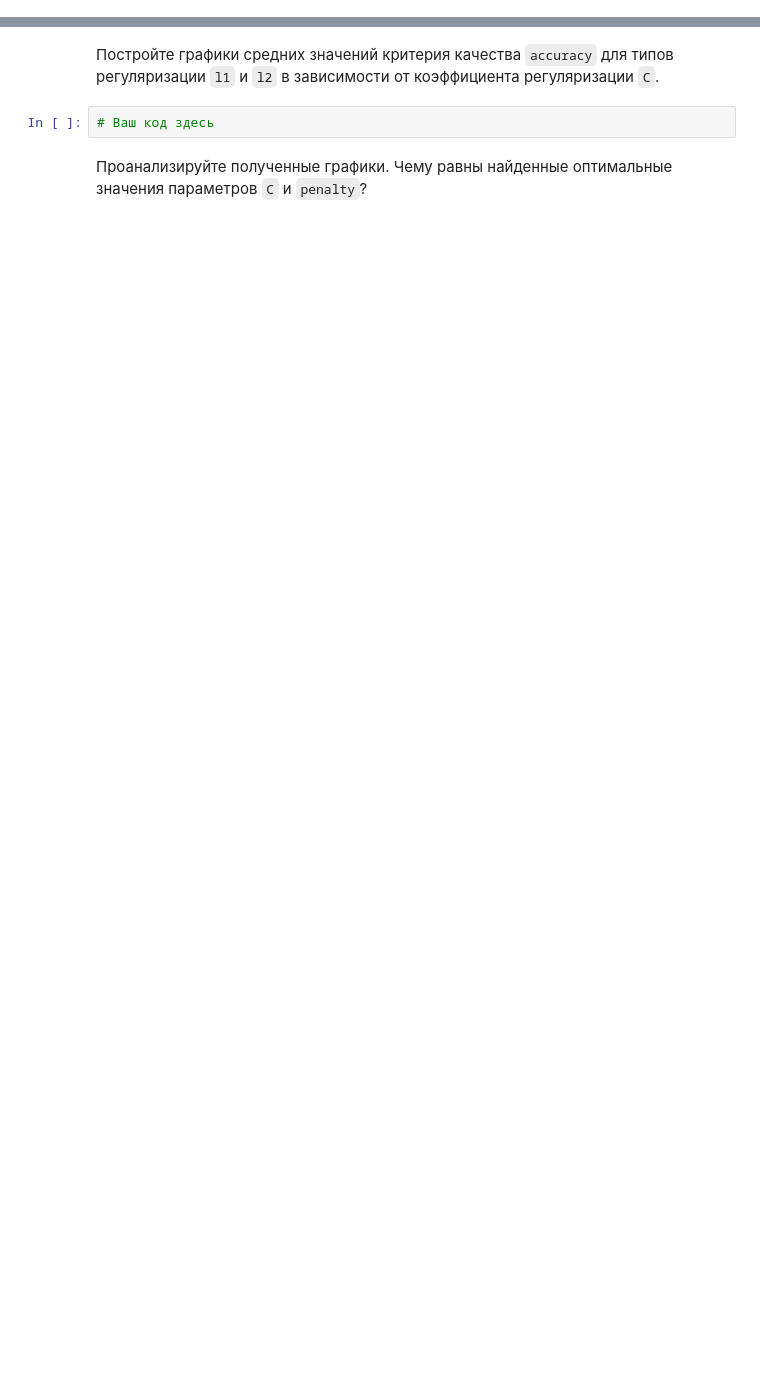
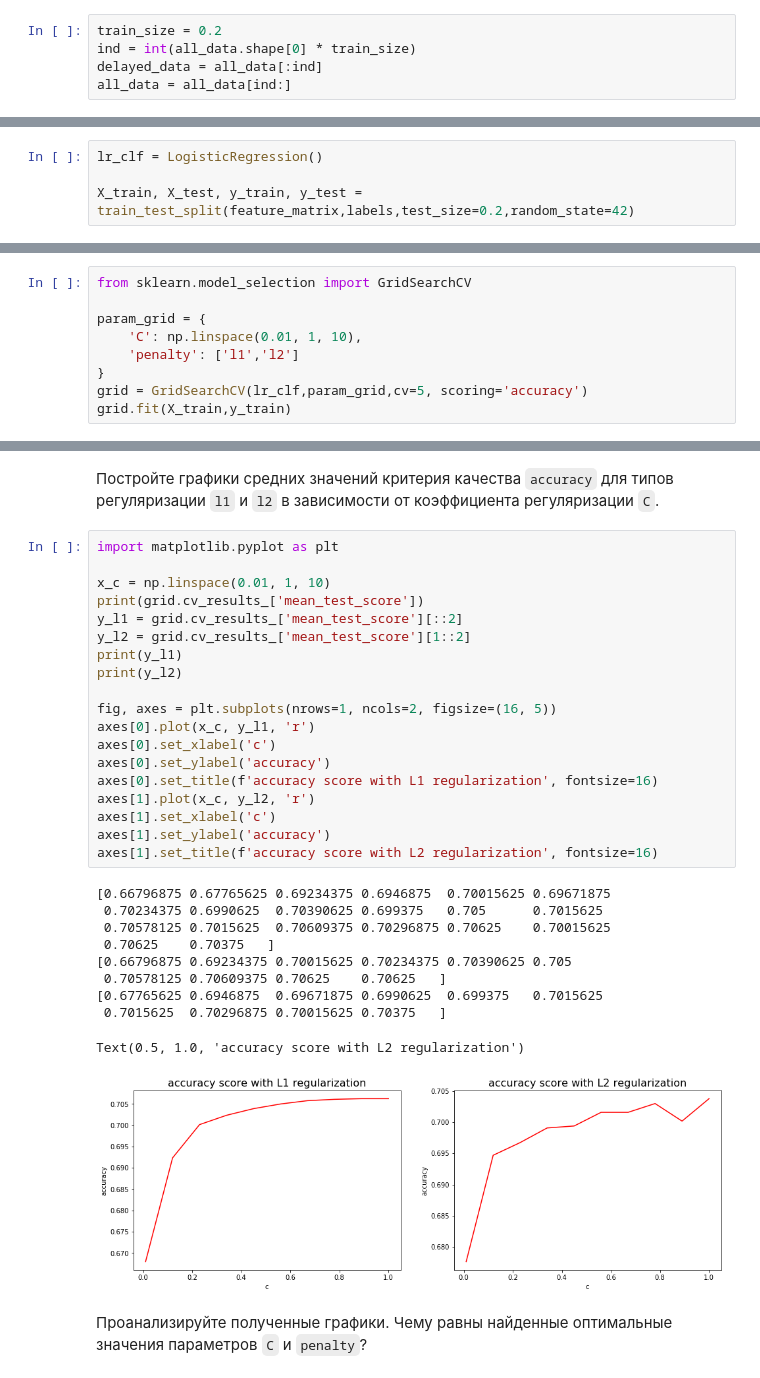
Before and after one commit to mrpriboi/ml-mipt, a Jupyter notebook: Homeworks/HW_1_Linclass_kNN/HW1_kNN_and_Logistic_regression.ipynb, the cells around one changed output, grey strips where cells are left out. Cells and saved outputs as stored; diff of their text form; blank space fills up the shorter version.

```diff
--- a/Homeworks/HW_1_Linclass_kNN/HW1_kNN_and_Logistic_regression.ipynb
+++ b/Homeworks/HW_1_Linclass_kNN/HW1_kNN_and_Logistic_regression.ipynb
@@ -50,3 +98,8 @@ all_data = pd.read_csv('forest_dataset.csv')
+# %%
+train_size = 0.2
+ind = int(all_data.shape[0] * train_size)
+delayed_data = all_data[:ind]
+all_data = all_data[ind:]
 # %% [markdown]
 Выделим значения метки класса в переменную `labels`, признаковые описания в переменную `feature_matrix`. Так как данные числовые и не имеют пропусков, переведем их в `numpy`-формат с помощью метода `.values`.
 # %%
@@ -93,2 +147,6 @@ lr_clf = LogisticRegression()
+# %%
+lr_clf = LogisticRegression()
+
+X_train, X_test, y_train, y_test = train_test_split(feature_matrix,labels,test_size=0.2,random_state=42)
 # %% [markdown]
 С помощью 5-кратной кросс-валидации (`GridSearchCV`) подберите оптимальное значение параметров `С` и `penalty`. Для параметра `C` используйте набор значений `np.linspace(0.01, 1, 10)`, а для `penalty` - `['l1', 'l2']`. Критерий качества `scoring = 'accuracy'`.
@@ -96,0 +153,9 @@ lr_clf = LogisticRegression()
+# %%
+from sklearn.model_selection import GridSearchCV
+
+param_grid = {
+    'C': np.linspace(0.01, 1, 10),
+    'penalty': ['l1','l2']
+}
+grid = GridSearchCV(lr_clf,param_grid,cv=5, scoring='accuracy')
+grid.fit(X_train,y_train)
@@ -97,6 +172,34 @@ lr_clf = LogisticRegression()
 # %% [markdown]
 Постройте графики средних значений критерия качества `accuracy` для типов регуляризации `l1` и `l2` в зависимости от коэффициента регуляризации `C`.
-# %%
-# Ваш код здесь
+# %%
+import matplotlib.pyplot as plt
+
+x_c = np.linspace(0.01, 1, 10)
+print(grid.cv_results_['mean_test_score'])
+y_l1 = grid.cv_results_['mean_test_score'][::2]
+y_l2 = grid.cv_results_['mean_test_score'][1::2]
+print(y_l1)
+print(y_l2)
+
+fig, axes = plt.subplots(nrows=1, ncols=2, figsize=(16, 5))
+axes[0].plot(x_c, y_l1, 'r')
+axes[0].set_xlabel('c')
+axes[0].set_ylabel('accuracy')
+axes[0].set_title(f'accuracy score with L1 regularization', fontsize=16)
+axes[1].plot(x_c, y_l2, 'r')
+axes[1].set_xlabel('c')
+axes[1].set_ylabel('accuracy')
+axes[1].set_title(f'accuracy score with L2 regularization', fontsize=16)
+# %% [output]
+[0.66796875 0.67765625 0.69234375 0.6946875  0.70015625 0.69671875
+ 0.70234375 0.6990625  0.70390625 0.699375   0.705      0.7015625
+ 0.70578125 0.7015625  0.70609375 0.70296875 0.70625    0.70015625
+ 0.70625    0.70375   ]
+[0.66796875 0.69234375 0.70015625 0.70234375 0.70390625 0.705
+ 0.70578125 0.70609375 0.70625    0.70625   ]
+[0.67765625 0.6946875  0.69671875 0.6990625  0.699375   0.7015625
+ 0.7015625  0.70296875 0.70015625 0.70375   ]
+Text(0.5, 1.0, 'accuracy score with L2 regularization')
+[figure, added]
 # %% [markdown]
 Проанализируйте полученные графики. Чему равны найденные оптимальные значения параметров `C` и `penalty`?
```
Also changed, not shown: parts of 27 cells of this notebook, 1 other file.
